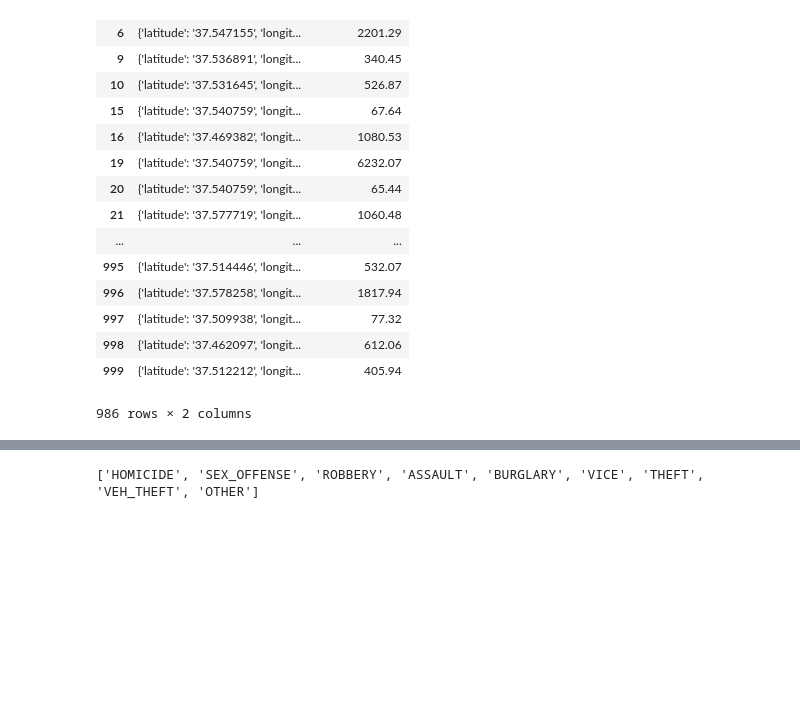
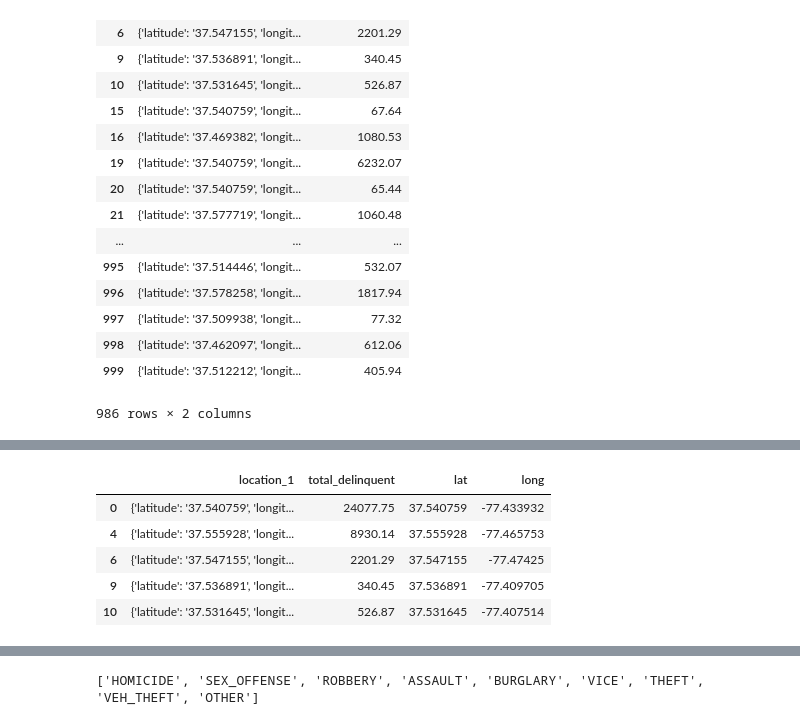
Before and after one commit to afcummings/Project2RiotGamesData, a Jupyter notebook: Untitled.ipynb, the cells around one changed output, grey strips where cells are left out. Cells and saved outputs as stored; diff of their text form; code cells hidden in the pictures; blank space fills up the shorter version.

```diff
--- a/Untitled.ipynb
+++ b/Untitled.ipynb
@@ -69,3 +62,37 @@ results_df
 | 998 | {'latitude': '37.462097', 'longit... | 612.06 |
 | 999 | {'latitude': '37.512212', 'longit... | 405.94 |
 986 rows × 2 columns
+# %%
+lat_cor = []
+long_cor = []
+# %%
+import json
+results_df["location_1"]
+
+for index, row in results_df.iterrows():
+
+    str2 = "latitude"
+    str3 = "longitude"
+    str4 = "human"
+
+    test1 = [row['location_1']]
+    test2 = json.dumps(test1)
+
+   # test2 = str(test2)
+   # print(type(test2))
+   # print(test2)
+
+    intStart = test2.find(str2)+12
+    intEnd = test2.find(str3)-4
+
+    intStart1=intEnd+17
+    intEnd1 = test2.find(str4)-4
+
+    test3 = test2[intStart1:intStart1+(intEnd1-intStart1)]
+    test2 = test2[intStart:intStart+(intEnd-intStart)]
+
+
+    print(test2, test3)
+    lat_cor.append(test2)
+    long_cor.append(test3)
+    #print(test2.find(str2))
@@ -71,0 +117,11 @@ results_df
+# %%
+results_df["lat"] = lat_cor
+results_df['long'] = long_cor
+results_df.head()
+# %% [output]
+|  | location_1 | total_delinquent | lat | long |
+| 0 | {'latitude': '37.540759', 'longit... | 24077.75 | 37.540759 | -77.433932 |
+| 4 | {'latitude': '37.555928', 'longit... | 8930.14 | 37.555928 | -77.465753 |
+| 6 | {'latitude': '37.547155', 'longit... | 2201.29 | 37.547155 | -77.47425 |
+| 9 | {'latitude': '37.536891', 'longit... | 340.45 | 37.536891 | -77.409705 |
+| 10 | {'latitude': '37.531645', 'longit... | 526.87 | 37.531645 | -77.407514 |
```
Also changed, not shown: parts of 6 cells of this notebook, 1 other file.
